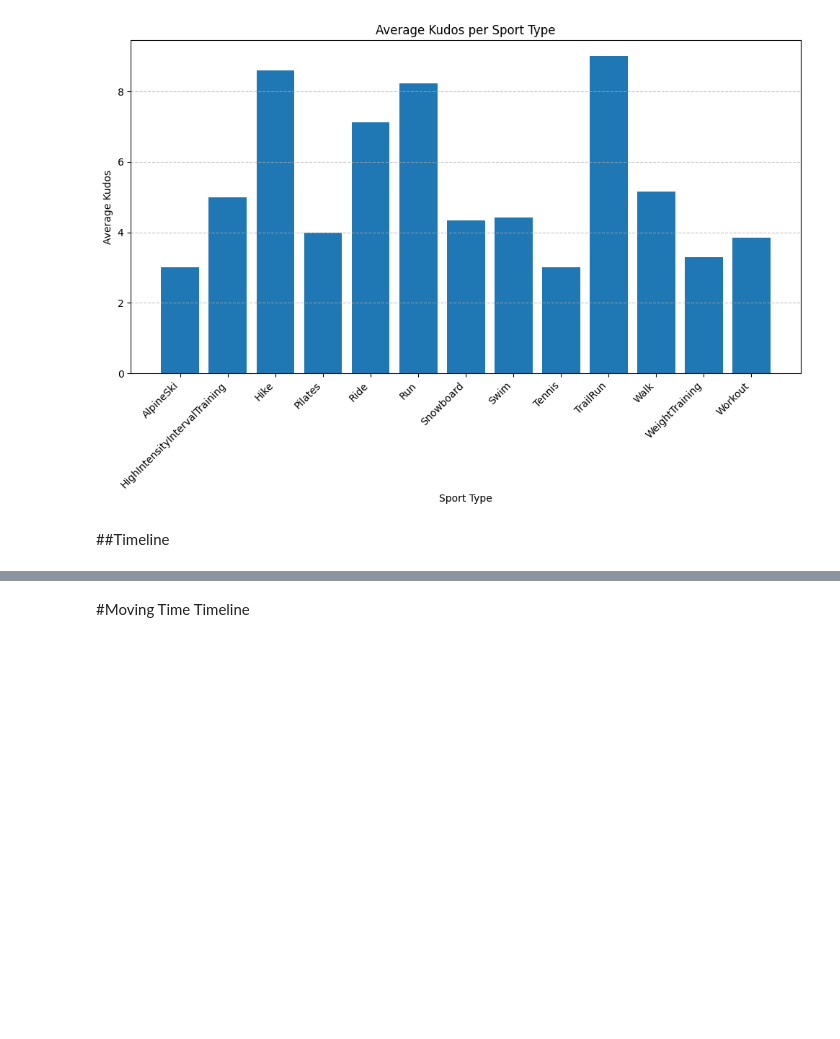
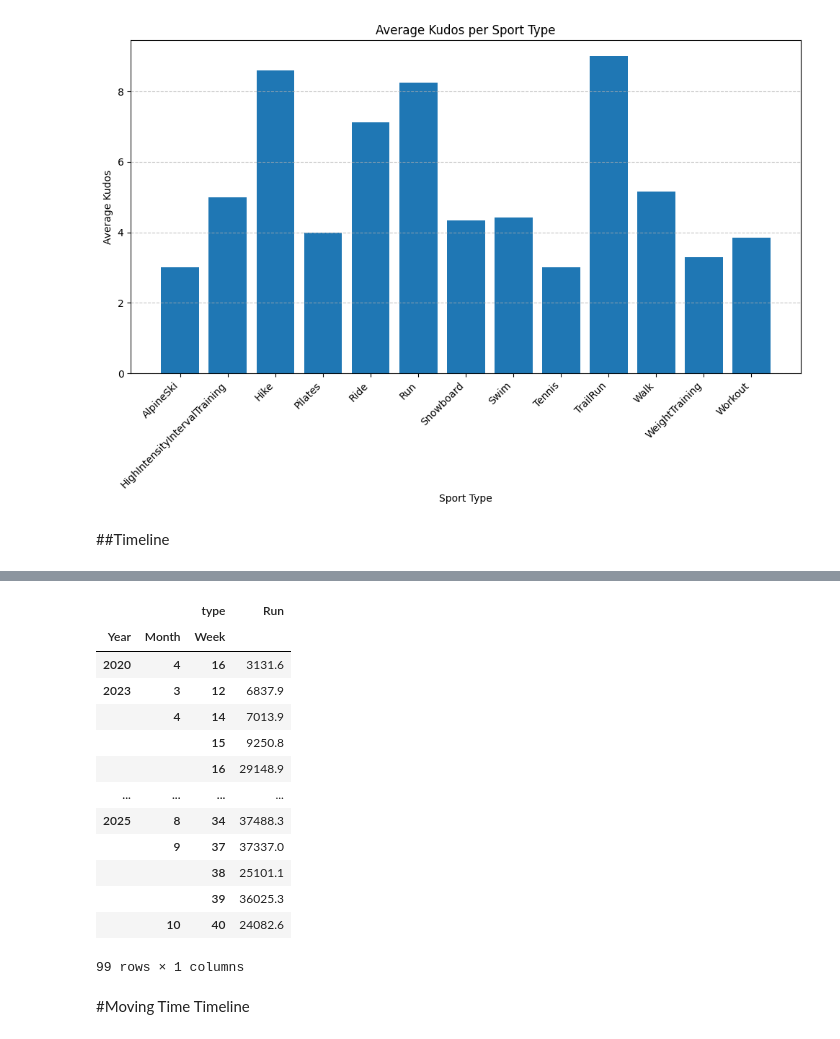
Before and after one commit to ldockx/my-first-data-engineering-project, a Jupyter notebook: first_data_engineering_effort.ipynb, the cells around one changed output, grey strips where cells are left out. Drawn from its saved outputs; the diff is of its cells as text; code cells hidden in the pictures; blank space fills up the shorter version.

```diff
--- a/first_data_engineering_effort.ipynb
+++ b/first_data_engineering_effort.ipynb
@@ -157,3 +206,20 @@ plt.show()
+# %%
+grouped
+# %% [output]
+|  |  | type | Run |
+| Year | Month | Week |  |
+| 2020 | 4 | 16 | 3131.6 |
+| 2023 | 3 | 12 | 6837.9 |
+|  | 4 | 14 | 7013.9 |
+|  |  | 15 | 9250.8 |
+|  |  | 16 | 29148.9 |
+| ... | ... | ... | ... |
+| 2025 | 8 | 34 | 37488.3 |
+|  | 9 | 37 | 37337.0 |
+|  |  | 38 | 25101.1 |
+|  |  | 39 | 36025.3 |
+|  | 10 | 40 | 24082.6 |
+99 rows × 1 columns
 # %% [markdown]
 #Moving Time Timeline
 # %%
```
Also changed, not shown: parts of 8 cells of this notebook.
